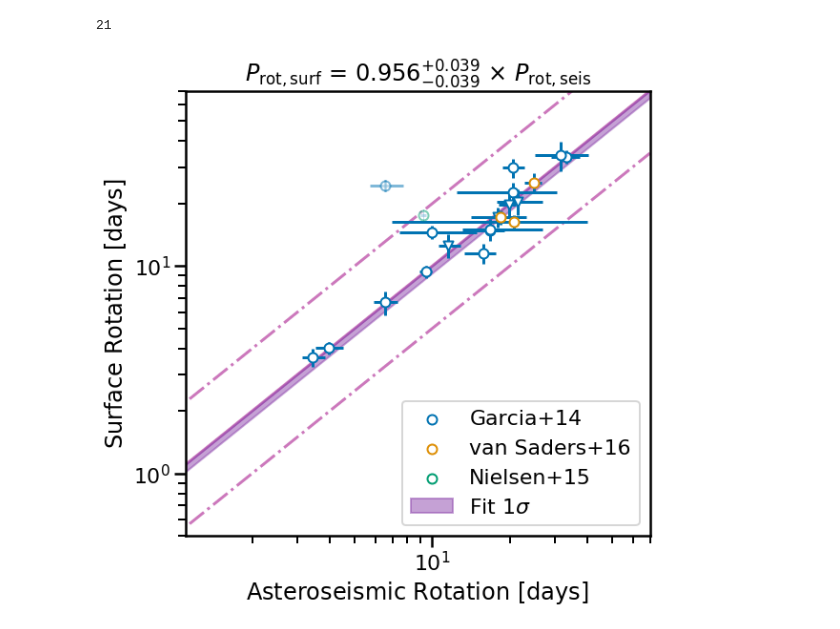
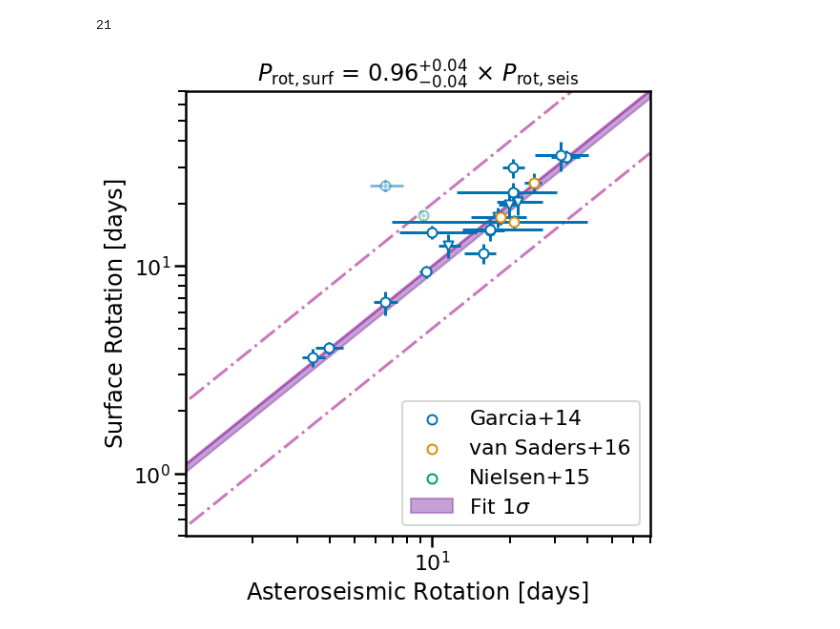
Before and after one commit to ojhall94/malatium, a Jupyter notebook: paper/surface_comparison.ipynb, the cells around one changed output. Cells and saved outputs as stored; diff of their text form; code cells hidden in the pictures.

```diff
--- a/paper/surface_comparison.ipynb
+++ b/paper/surface_comparison.ipynb
@@ -276,7 +140,7 @@ for idx in lit.index:
         ati.loc[idx, 'e_litP'] = l.e_NP
         ati.loc[idx, 'litsource'] = 'N+15'
 # %%
-s = (ati.litP <5*ati.P) & (ati.litP > 0.2 * ati.P)
+s = (ati.litP <1.8*ati.P)# & (ati.litP > 0.2 * ati.P)
 # %%
 x = ati.P.values[s]
 xerr = np.array([max(u, l) for u, l in list(zip(ati.u_P, ati.l_P))])[s]
@@ -310,7 +173,7 @@ array([0.17288594, 0.10410781, 0.91719175, 0.10892924, 0.43468454,
 import pymc3 as pm
 with pm.Model() as model:
     mu = pm.Normal('mu', 1., 0.5, testval=1.)
-    ll = pm.Normal('ll', mu=mu, sigma=zerr[:20], observed=z[:20])
+    ll = pm.Normal('ll', mu=mu, sigma=zerr, observed=z)
 
     trace = pm.sample(chains=4, draws=2000)
 # %% [output]
@@ -443,7 +302,7 @@ Wall time: 12.1 s
 ati['Ps'] = np.array([np.median(pa) for pa in post_pa])
 # %%
 fin = ati[ati.Ps < 0.5]
-s = (fin.litP < 1.8*fin.P) & (fin.litP > 0.2 * fin.P)
+s = (fin.litP < 1.8*fin.P)# & (fin.litP > 0.2 * fin.P)
 # %%
 x = fin.P.values[s]
 xerr = np.array([max(u, l) for u, l in list(zip(fin.u_P, fin.l_P))])[s]
@@ -470,7 +329,7 @@ plt.xscale('log')
 import pymc3 as pm
 with pm.Model() as model:
     mu = pm.Normal('mu', 1., 0.5, testval=1.)
-    ll = pm.Normal('ll', mu=mu, sigma=zerr[:20], observed=z[:20])
+    ll = pm.Normal('ll', mu=mu, sigma=zerr, observed=z)
 
     trace = pm.sample(chains=4, draws=2000)
 # %% [output]
@@ -553,32 +410,32 @@ ax.set_xlabel(r'Asteroseismic Rotation $[\rm{days}]$')
 ax.set_ylabel(r'Surface Rotation $[\rm{days}]$')
 
 upper = 70
 ax.set_xlim(1.1, 70.)
 ax.set_ylim(0.5, 70.)
 bs = np.linspace(0, upper, 100)
 ax.plot(bs, bs, ls='-', c=cmap[4], zorder=0)
 ax.plot(bs, 2*bs, ls='-.', c=cmap[4], zorder=0)
 ax.plot(bs, 0.5*bs, ls='-.', c=cmap[4], zorder=0)
 
 # Compute the quantiles of the predicted line and plot them.
 A = np.vander(bs, 1)
 B = np.reshape(np.array([trace['mu']]), (len(trace['mu']), 1))
 lines = np.dot(B, A.T)
 quantiles = np.percentile(lines, [16, 84], axis=0)
 ax.fill_between(bs, quantiles[0]*bs, quantiles[1]*bs, color="#8d44ad", alpha=0.5, label=r'Fit 1$\sigma$')
 
 l, m, u = np.quantile(trace['mu'], [.16, .50, .84], axis=0)
 l = m - l
 u = u - m
-ax.set_title(fr'$P_{{\rm rot, surf}}$ = {m:.3f}$^{{+{u:.3f}}}_{{-{l:.3f}}}$ $\times\ P_{{\rm rot, seis}}$')
+ax.set_title(fr'$P_{{\rm rot, surf}}$ = {m:.2f}$^{{+{u:.2f}}}_{{-{l:.2f}}}$ $\times\ P_{{\rm rot, seis}}$')
 
 ax.set_xscale('log')
 ax.set_yscale('log')
 ax.legend(loc='lower right')
 
 fig.tight_layout()
 # plt.savefig('/home/oliver/Dropbox/Apps/Overleaf/Malatium/Images/surf-seis-comparison.pdf', bbox_inches='tight', rasterized=True)
 # plt.savefig('/Users/Oliver/Dropbox/Apps/Overleaf/Malatium/Images/surf-seis-comparison.pdf', bbox_inches='tight', rasterized=True)
 plt.show()
 # %% [output]
-[figure, old version]
+[figure, new version]
```
Also changed, not shown: parts of 28 cells of this notebook, 1 other file.
